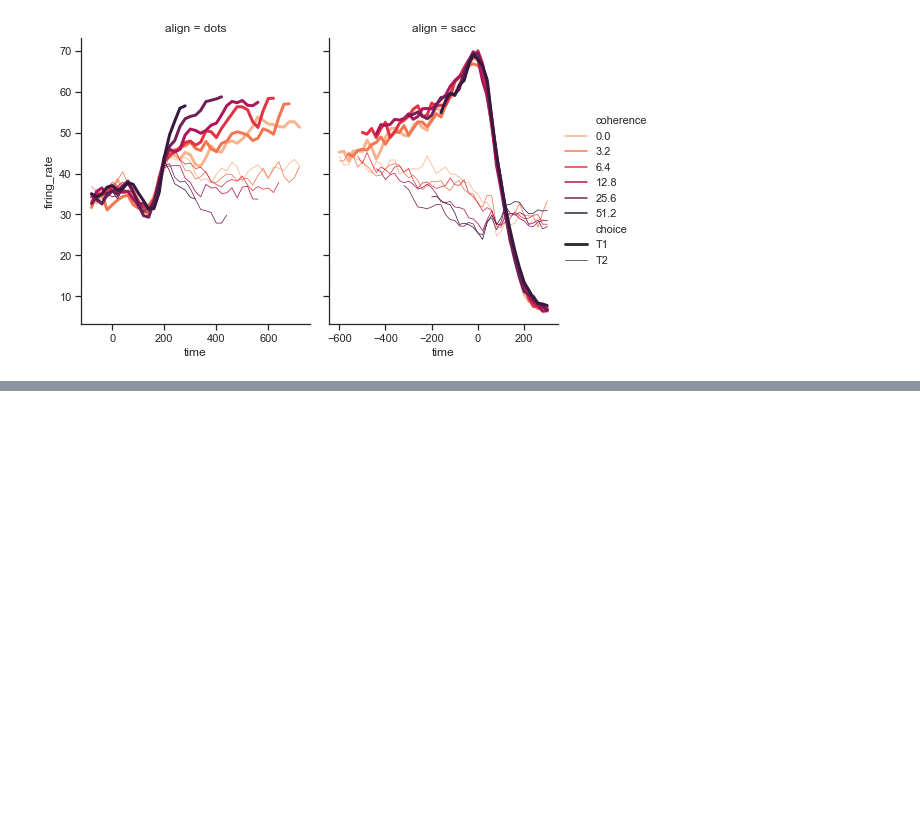
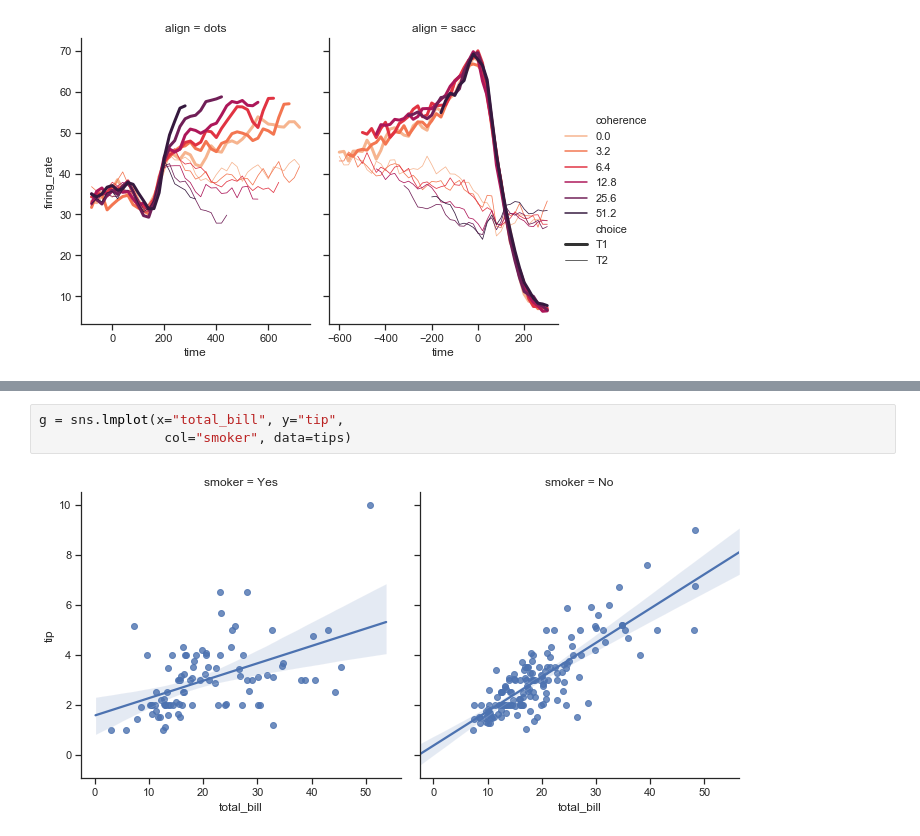
Before and after one commit to corazzon/seaborn-tutorial, a Jupyter notebook: dots_relplot_Line_plots_on_multiple_facets.ipynb, the cells around one changed output, grey strips where cells are left out. Drawn from its saved outputs; the diff is of its cells as text; blank space fills up the shorter version.

Commit message:
add lmplot

```diff
--- a/dots_relplot_Line_plots_on_multiple_facets.ipynb
+++ b/dots_relplot_Line_plots_on_multiple_facets.ipynb
@@ -64,0 +81,5 @@ sns.relplot(x="time", y="firing_rate",
+# %%
+g = sns.lmplot(x="total_bill", y="tip",
+                col="smoker", data=tips)
+# %% [output]
+[figure, added]
```
Also changed, not shown: parts of 9 cells of this notebook.
